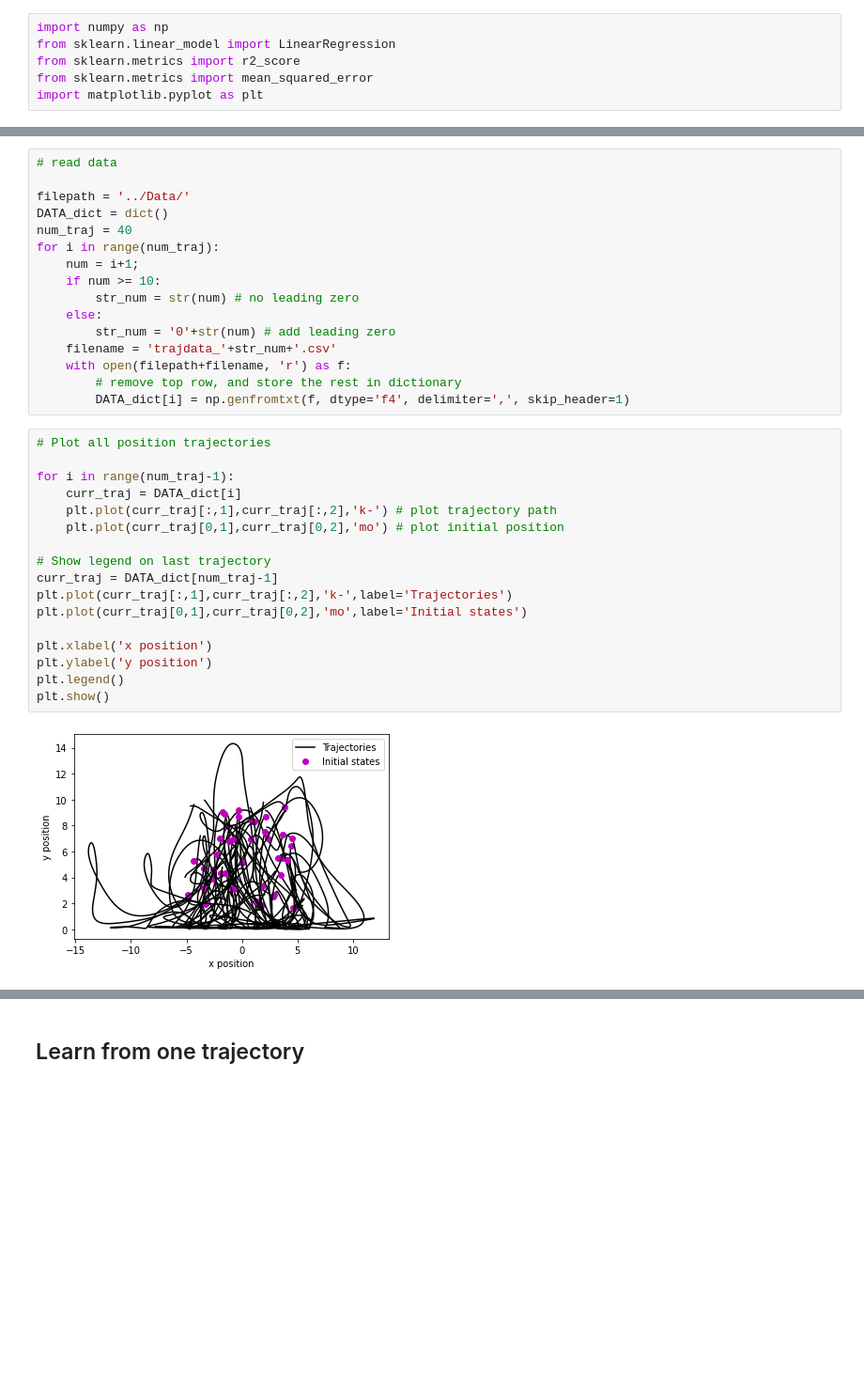
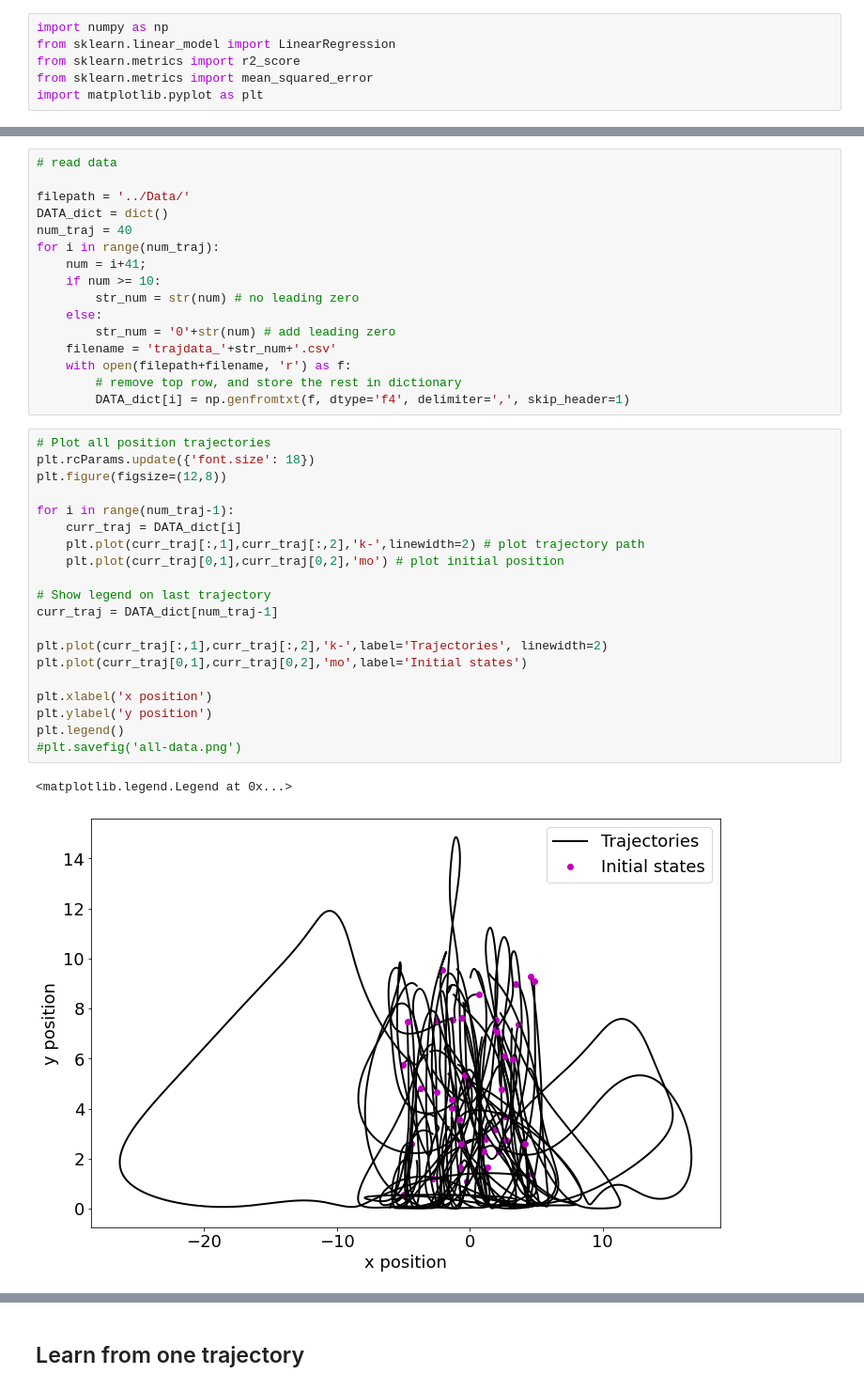
Before and after one commit to seqwalt/PINN-System-Identification, a Jupyter notebook: Regression/Linear_reg.ipynb, the cells around one changed output, grey strips where cells are left out. Shown at 94% size. Cells and saved outputs as stored; diff of their text form; blank space fills up the shorter version.

```diff
--- a/Regression/Linear_reg.ipynb
+++ b/Regression/Linear_reg.ipynb
@@ -13,7 +15,7 @@ filepath = '../Data/'
 DATA_dict = dict()
 num_traj = 40
 for i in range(num_traj):
-    num = i+1;
+    num = i+41;
     if num >= 10:
         str_num = str(num) # no leading zero
     else:
@@ -24,23 +26,27 @@ for i in range(num_traj):
         DATA_dict[i] = np.genfromtxt(f, dtype='f4', delimiter=',', skip_header=1)
 # %%
 # Plot all position trajectories
+plt.rcParams.update({'font.size': 18})
+plt.figure(figsize=(12,8))
 
 for i in range(num_traj-1):
     curr_traj = DATA_dict[i]
-    plt.plot(curr_traj[:,1],curr_traj[:,2],'k-') # plot trajectory path
+    plt.plot(curr_traj[:,1],curr_traj[:,2],'k-',linewidth=2) # plot trajectory path
     plt.plot(curr_traj[0,1],curr_traj[0,2],'mo') # plot initial position
 
 # Show legend on last trajectory
 curr_traj = DATA_dict[num_traj-1]
-plt.plot(curr_traj[:,1],curr_traj[:,2],'k-',label='Trajectories')
+
+plt.plot(curr_traj[:,1],curr_traj[:,2],'k-',label='Trajectories', linewidth=2)
 plt.plot(curr_traj[0,1],curr_traj[0,2],'mo',label='Initial states')
 
 plt.xlabel('x position')
 plt.ylabel('y position')
 plt.legend()
-plt.show()
+#plt.savefig('all-data.png')
 # %% [output]
+<matplotlib.legend.Legend at 0x...>
-[figure, old version]
+[figure, new version]
 # %%
 # Add 10% Gaussian noise to data
 
```
Also changed, not shown: parts of 18 cells of this notebook, 10 other files.
